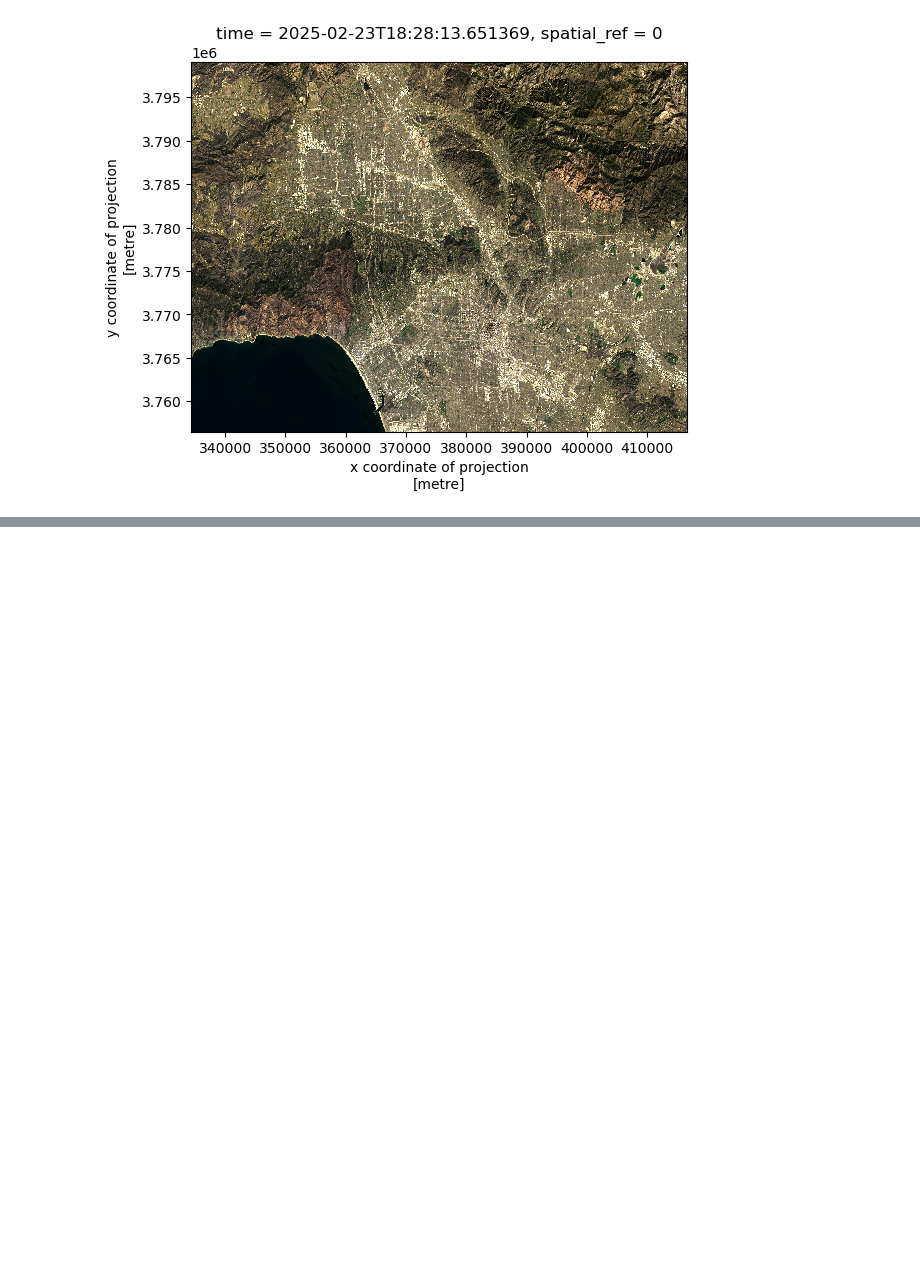
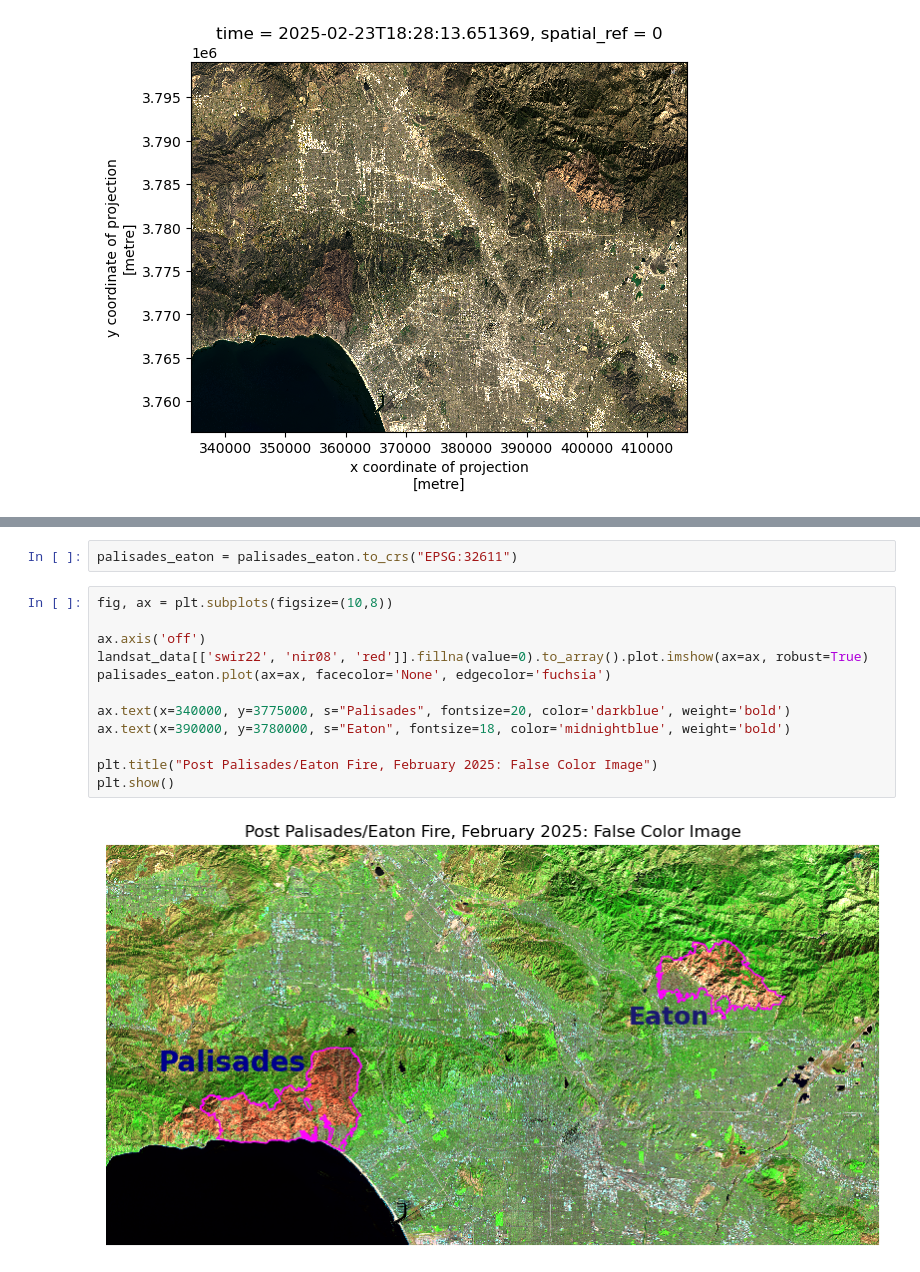
Before and after one commit to zachyyy700/eds220-hwk4, a Jupyter notebook: hwk4-task2-false-color-LOO.ipynb, the cells around one changed output, grey strips where cells are left out. Cells and saved outputs as stored; diff of their text form; blank space fills up the shorter version.

```diff
--- a/hwk4-task2-false-color-LOO.ipynb
+++ b/hwk4-task2-false-color-LOO.ipynb
@@ -124,0 +154,16 @@ landsat_data[['red', 'green', 'blue']].fillna(value=0).to_array().plot.imshow(ro
+# %%
+palisades_eaton = palisades_eaton.to_crs("EPSG:32611")
+# %%
+fig, ax = plt.subplots(figsize=(10,8))
+
+ax.axis('off')
+landsat_data[['swir22', 'nir08', 'red']].fillna(value=0).to_array().plot.imshow(ax=ax, robust=True)
+palisades_eaton.plot(ax=ax, facecolor='None', edgecolor='fuchsia')
+
+ax.text(x=340000, y=3775000, s="Palisades", fontsize=20, color='darkblue', weight='bold')
+ax.text(x=390000, y=3780000, s="Eaton", fontsize=18, color='midnightblue', weight='bold')
+
+plt.title("Post Palisades/Eaton Fire, February 2025: False Color Image")
+plt.show()
+# %% [output]
+[figure, added]
```
Also changed, not shown: parts of 11 cells of this notebook.
